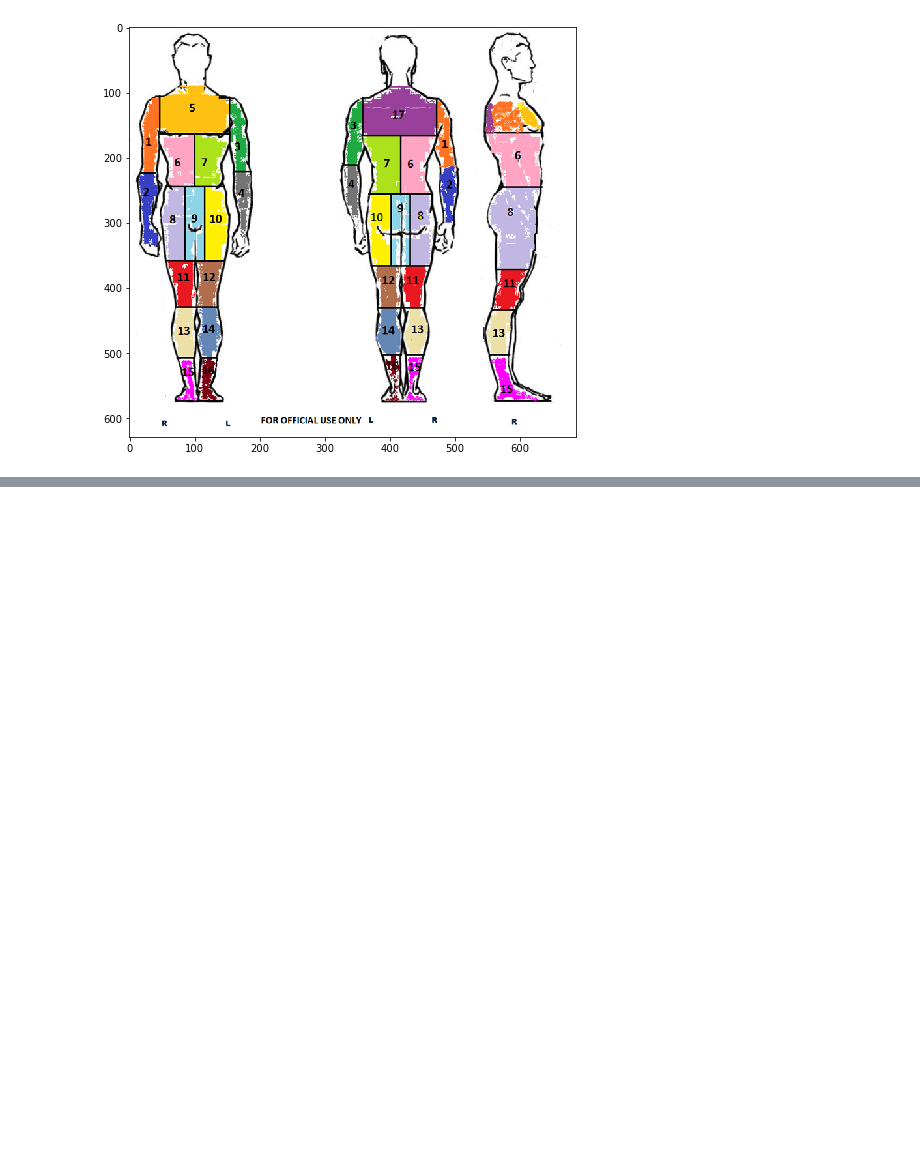
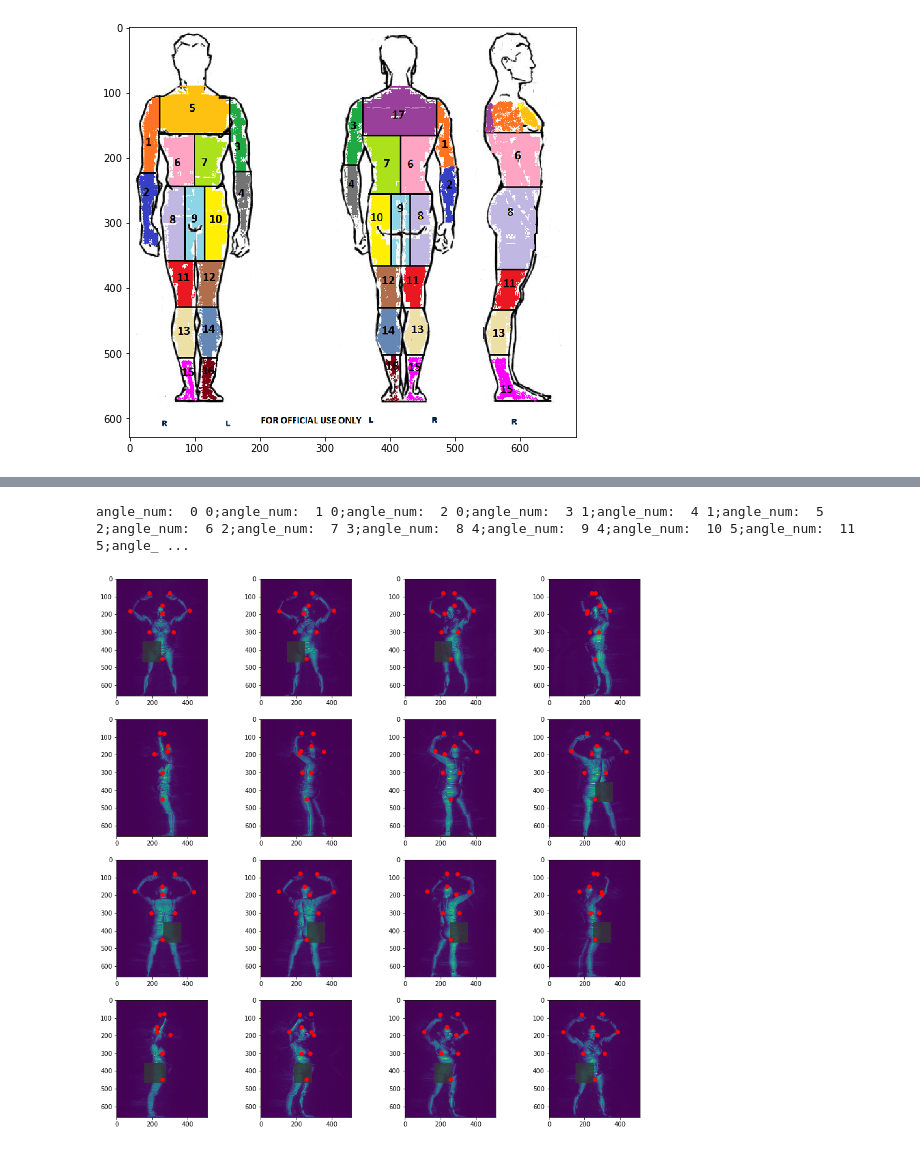
Before and after one commit to deepanjan90/TSA-Body-Scan-Analysis, a Jupyter notebook: stage1/exploratory_model/tsahelper.ipynb, the cells around one changed output, grey strips where cells are left out. Saved outputs shown, nothing was run; the diff lists cells and outputs as text; code cells hidden in the pictures; blank space fills up the shorter version.

```diff
--- a/stage1/exploratory_model/tsahelper.ipynb
+++ b/stage1/exploratory_model/tsahelper.ipynb
@@ -727,0 +1285,32 @@ if UNIT_TEST:
+# %%
+# patches.Rectangle(
+#         (0.49, 0.1), 0.2, 0.6,
+#         alpha=0.6,
+#         facecolor="red"
+#     )
+# ax6.add_patch(p)
+import matplotlib.patches as patches
+
+
+colors = ['xkcd:yellow', 'xkcd:hot pink', 'xkcd:dark orange', 'xkcd:light red', 'xkcd:brown',
+         'xkcd:white', 'xkcd:blue violet', 'xkcd:charcoal', 'xkcd:gold', 'xkcd:army green', 'xkcd:seafoam',
+         'xkcd:purplish blue', 'xkcd:dark tan', 'xkcd:pastel purple', 'xkcd:orchid', 'xkcd:sky blue', 'xkcd:lime green']
+
+fig, ax = plt.subplots(4,4, figsize=(16,16))
+angle=0
+for row in range(4):
+    for col in range(4):
+        ax[row,col].imshow(all_images[angle])
+        zone=0
+        for patch in get_slice(c_points, angle, pad=20):
+            if zone==7 and patch is not None:
+#                 print(patch)
+                ax[row,col].add_patch(
+                    patches.Rectangle((patch[0], patch[1]), patch[2], patch[3], alpha=0.8, facecolor=colors[zone]))
+            zone+=1
+        for key in c_points[angle]:
+            ax[row,col].plot(c_points[angle][key][0], c_points[angle][key][1], 'ro')
+        angle += 1
+# %% [output]
+angle_num:  0 0;angle_num:  1 0;angle_num:  2 0;angle_num:  3 1;angle_num:  4 1;angle_num:  5 2;angle_num:  6 2;angle_num:  7 3;angle_num:  8 4;angle_num:  9 4;angle_num:  10 5;angle_num:  11 5;angle_ ...
+[figure, added]
```
Also changed, not shown: parts of 12 cells of this notebook, 4 other files.
